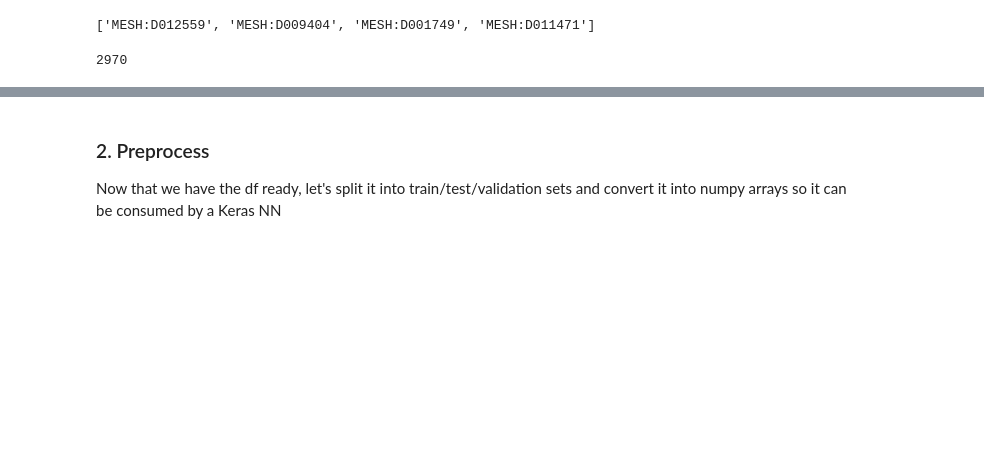
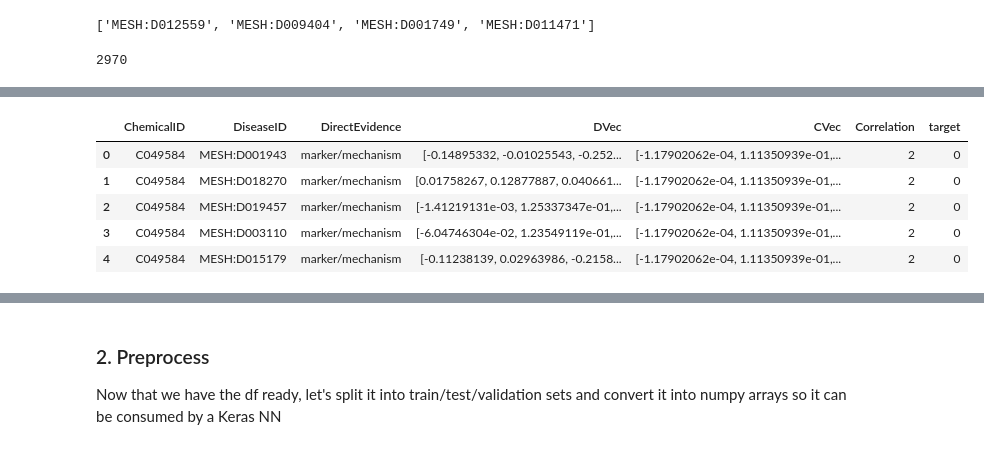
Before and after one commit to colemai/msc-thesis, a Jupyter notebook: opa/opa-nn.ipynb, the cells around one changed output, grey strips where cells are left out. Cells and saved outputs as stored; diff of their text form; code cells hidden in the pictures; blank space fills up the shorter version.

```diff
--- a/opa/opa-nn.ipynb
+++ b/opa/opa-nn.ipynb
@@ -147,0 +136,9 @@ df1.sample(12)
+# %%
+df1.head()
+# %% [output]
+|  | ChemicalID | DiseaseID | DirectEvidence | DVec | CVec | Correlation | target |
+| 0 | C049584 | MESH:D001943 | marker/mechanism | [-0.14895332, -0.01025543, -0.252... | [-1.17902062e-04, 1.11350939e-01,... | 2 | 0 |
+| 1 | C049584 | MESH:D018270 | marker/mechanism | [0.01758267, 0.12877887, 0.040661... | [-1.17902062e-04, 1.11350939e-01,... | 2 | 0 |
+| 2 | C049584 | MESH:D019457 | marker/mechanism | [-1.41219131e-03, 1.25337347e-01,... | [-1.17902062e-04, 1.11350939e-01,... | 2 | 0 |
+| 3 | C049584 | MESH:D003110 | marker/mechanism | [-6.04746304e-02, 1.23549119e-01,... | [-1.17902062e-04, 1.11350939e-01,... | 2 | 0 |
+| 4 | C049584 | MESH:D015179 | marker/mechanism | [-0.11238139, 0.02963986, -0.2158... | [-1.17902062e-04, 1.11350939e-01,... | 2 | 0 |
```
Also changed, not shown: parts of 26 cells of this notebook, 1 other file.
